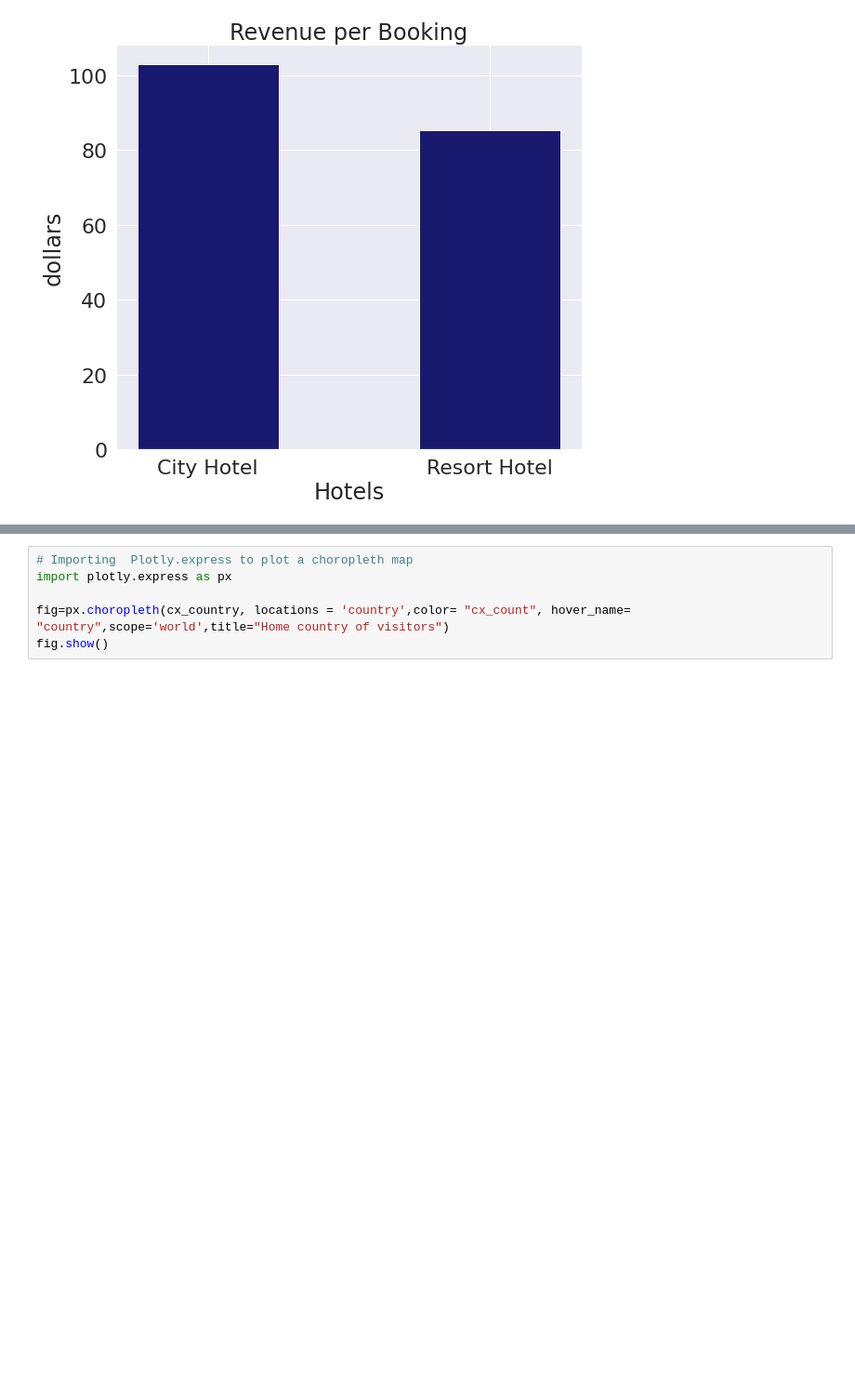
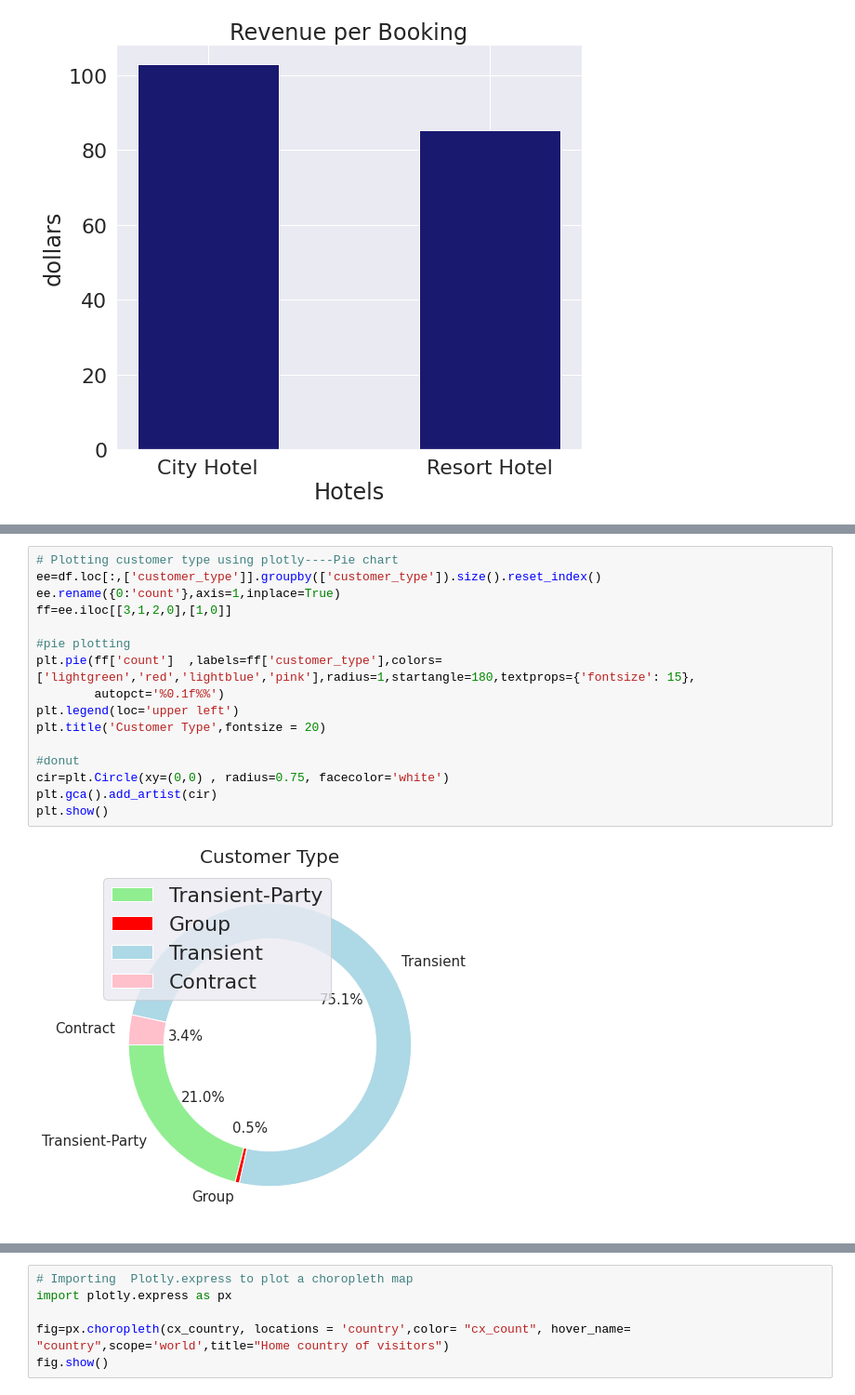
Before and after one commit to Sriharish19/EDA-Hotel-Booking-Capstone-Project-1, a Jupyter notebook: SH_Hotel_Booking_Capstone_Project.ipynb, the cells around one changed output, grey strips where cells are left out. Shown at 93% size. Cells and saved outputs as stored; diff of their text form; blank space fills up the shorter version.

```diff
--- a/SH_Hotel_Booking_Capstone_Project.ipynb
+++ b/SH_Hotel_Booking_Capstone_Project.ipynb
@@ -355,0 +392,18 @@ Text(0.5, 1.0, 'Revenue per Booking')
+# %%
+# Plotting customer type using plotly----Pie chart
+ee=df.loc[:,['customer_type']].groupby(['customer_type']).size().reset_index()
+ee.rename({0:'count'},axis=1,inplace=True)
+ff=ee.iloc[[3,1,2,0],[1,0]]
+
+#pie plotting
+plt.pie(ff['count']  ,labels=ff['customer_type'],colors=['lightgreen','red','lightblue','pink'],radius=1,startangle=180,textprops={'fontsize': 15},
+        autopct='%0.1f%%')
+plt.legend(loc='upper left')
+plt.title('Customer Type',fontsize = 20)
+
+#donut
+cir=plt.Circle(xy=(0,0) , radius=0.75, facecolor='white')
+plt.gca().add_artist(cir)
+plt.show()
+# %% [output]
+[figure, added]
```
Also changed, not shown: parts of 6 cells of this notebook.
